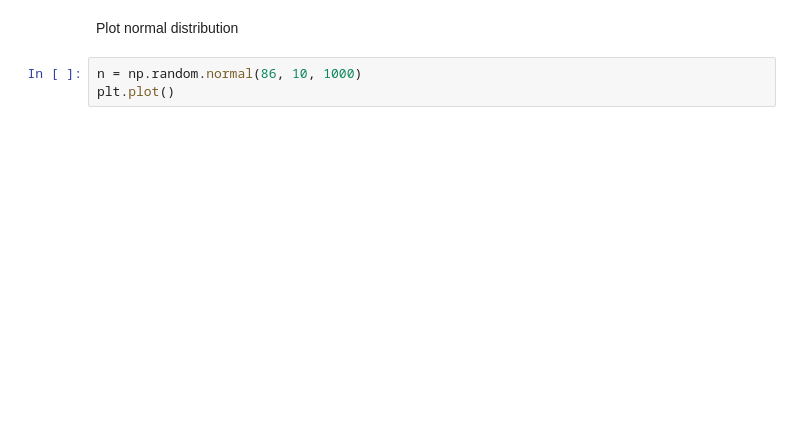
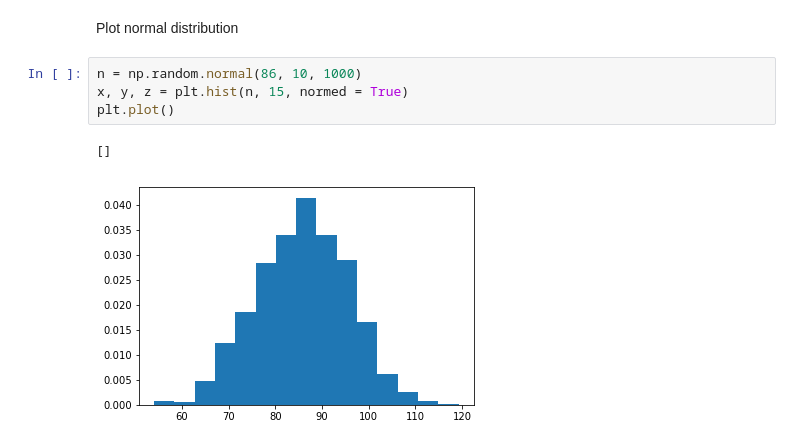
Before and after one commit to stephanieeechang/PythonGameProg, a Jupyter notebook: NormalDistribution.ipynb, the cells around one changed output. Drawn from its saved outputs; the diff is of its cells as text; blank space fills up the shorter version.

```diff
--- a/NormalDistribution.ipynb
+++ b/NormalDistribution.ipynb
@@ -90,4 +90,8 @@ plt.ylabel('Cumulative distribution', fontsize=14)
 Plot normal distribution
 # %%
 n = np.random.normal(86, 10, 1000)
+x, y, z = plt.hist(n, 15, normed = True)
 plt.plot()
+# %% [output]
+[]
+[figure, added]
```
Also changed, not shown: parts of 6 cells of this notebook.
